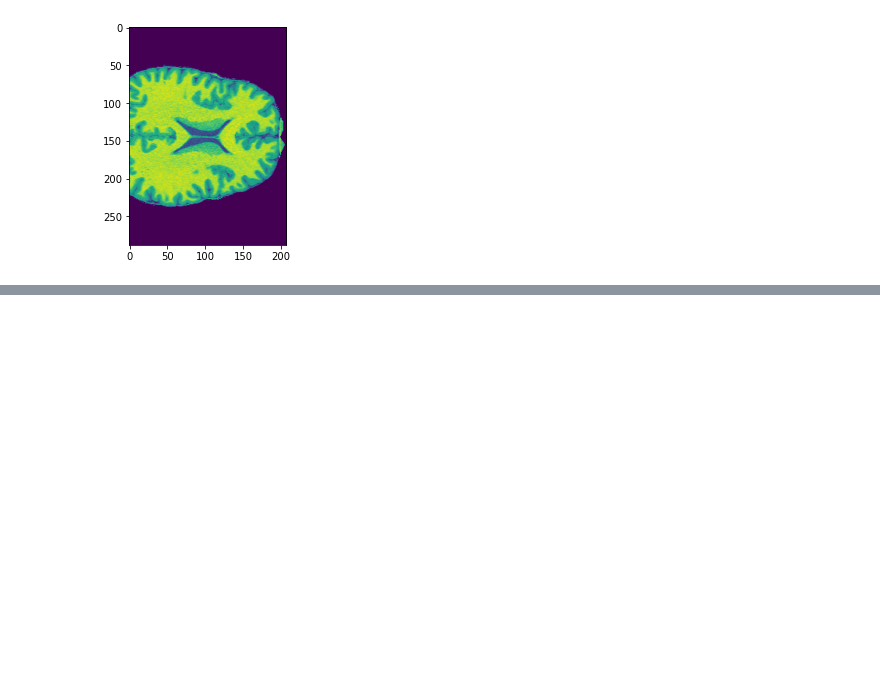
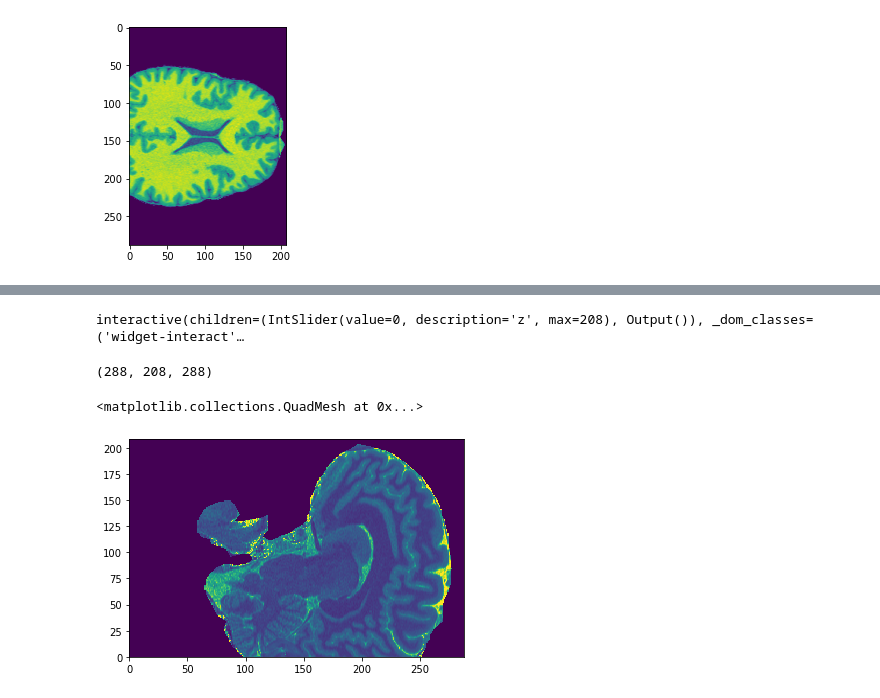
Before and after one commit to talizacks/yt_Summer_proj, a Jupyter notebook: Neuro.ipynb, the cells around one changed output, grey strips where cells are left out. Saved outputs shown, nothing was run; the diff lists cells and outputs as text; code cells hidden in the pictures; blank space fills up the shorter version.

```diff
--- a/Neuro.ipynb
+++ b/Neuro.ipynb
@@ -362,0 +287,16 @@ TypeError: 'int' object is not iterable
+# %%
+@ipywidgets.interact(z = z)
+def make(z):
+    plt.clf
+    plt.pcolormesh(data['sub-01']['ses-01']['run-1'][:][:][z])
+# %% [output]
+interactive(children=(IntSlider(value=0, description='z', max=208), Output()), _dom_classes=('widget-interact'…
+# %%
+print(data['sub-01']['ses-01']['run-1'].shape)
+# %% [output]
+(288, 208, 288)
+# %%
+plt.pcolormesh(data['sub-01']['ses-01']['run-1'][:][:][133])
+# %% [output]
+<matplotlib.collections.QuadMesh at 0x...>
+[figure, added]
```
Also changed, not shown: parts of 48 cells of this notebook.
